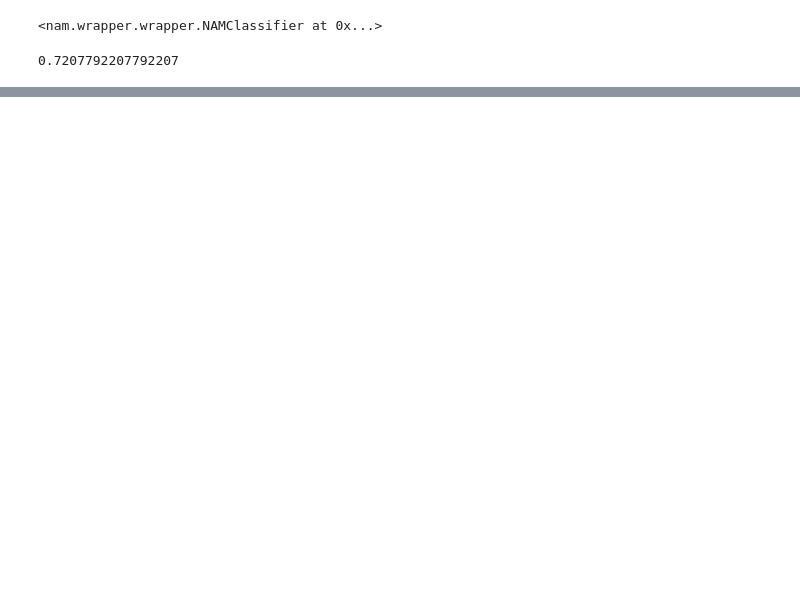
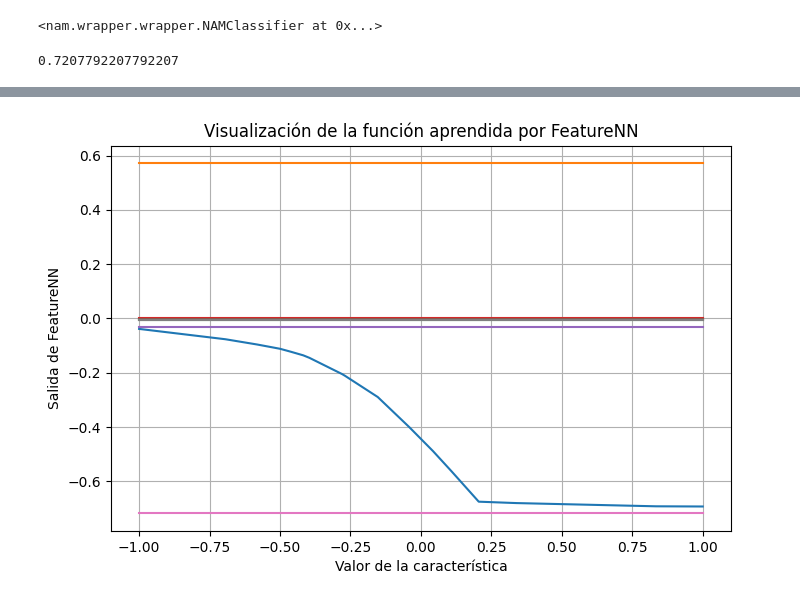
Before and after one commit to bmihaljevic/tfg-interpretml, a Jupyter notebook: experimental_notebooks/nam/trying_nam_model.ipynb, the cells around one changed output, grey strips where cells are left out. Saved outputs shown, nothing was run; the diff lists cells and outputs as text; code cells hidden in the pictures; blank space fills up the shorter version.

```diff
--- a/experimental_notebooks/nam/trying_nam_model.ipynb
+++ b/experimental_notebooks/nam/trying_nam_model.ipynb
@@ -108,10 +143,11 @@ import matplotlib.pyplot as plt
 
 for n_learners in [1, 3, 5, 10]:
     accs = []
-    for n_epochs in [20, 50, 70, 100]:
+    for n_epochs in [50, 60, 65, 70]:
         model = NAMClassifier(
             num_epochs=n_epochs,
             num_learners=n_learners,
+            hidden_sizes=[128, 64, 32],
             metric='accuracy',
             early_stop_mode='max',
             monitor_loss=False,
@@ -127,7 +163,7 @@ for n_learners in [1, 3, 5, 10]:
 
         print(f"n_learners: {n_learners}, n_epochs: {n_epochs}, accuracy: {acc}")
 
-    plt.plot([20, 50, 70, 100], accs, label=f'n_learners: {n_learners}')
+    plt.plot([50, 60, 65, 70], accs, label=f'n_learners: {n_learners}')
 
 plt.legend()
 plt.show()
@@ -243 +279,18 @@ n_learners: 3, n_epochs: 50, accuracy: 0.7272727272727273
 ... (21 outputs left out)
+# %%
+model = NAMClassifier(
+            num_epochs=50,
+            num_learners=1,
+            hidden_sizes=[64, 32],
+            metric='accuracy',
+            early_stop_mode='max',
+            monitor_loss=False,
+            n_jobs=1,
+            random_state=42
+        )
+
+model.fit(X_train, y_train)
+
+pred = model.predict(X_test).squeeze()
+
+(pred == y_test).sum() / len(y_test)
@@ -243,0 +316,17 @@ n_learners: 3, n_epochs: 50, accuracy: 0.7272727272727273
+# %%
+x = model.plot(0)['x']
+y = model.plot(0)['y']
+conf_int = model.plot(0)['conf_int']
+
+plt.figure(figsize=(8, 5))
+plt.plot(x, y)
+
+plt.xlabel("Valor de la característica")
+plt.ylabel("Salida de FeatureNN")
+plt.title("Visualización de la función aprendida por FeatureNN")
+plt.grid(True)
+
+# Mostrar la gráfica
+plt.show()
+# %% [output]
+[figure, added]
```
Also changed, not shown: parts of 8 cells of this notebook, 1 other file.
